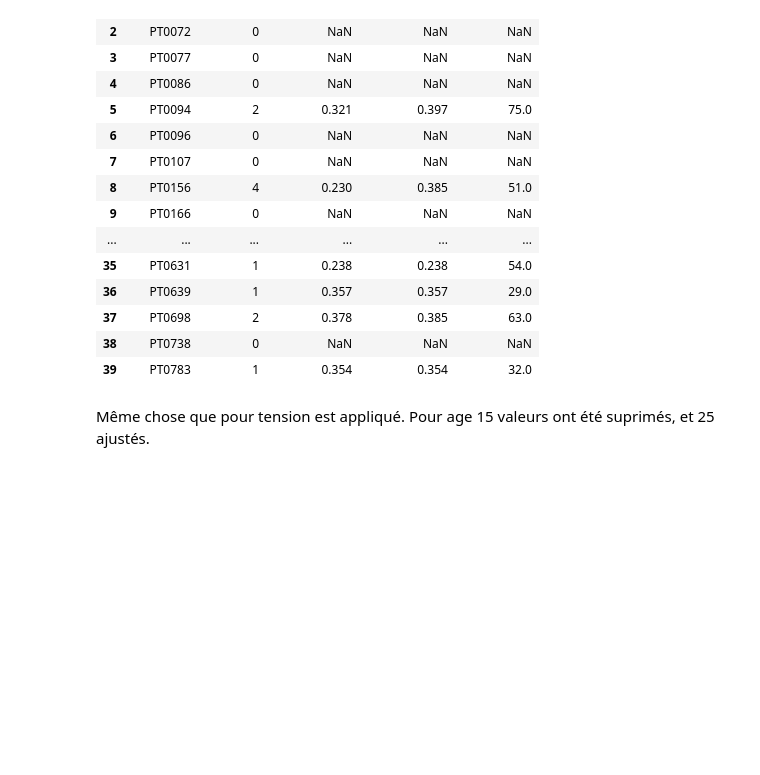
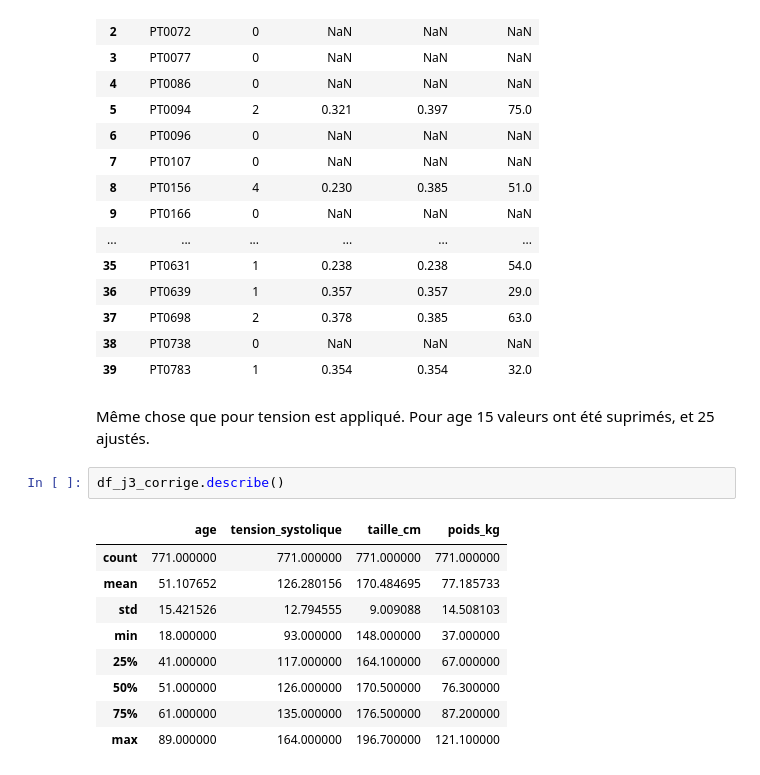
Before and after one commit to Dandalex/Devoir1ConceptStat, a Jupyter notebook: Dandrea_Devoir_I.ipynb, the cells around one changed output. Cells and saved outputs as stored; diff of their text form; blank space fills up the shorter version.

```diff
--- a/Dandrea_Devoir_I.ipynb
+++ b/Dandrea_Devoir_I.ipynb
@@ -1202,3 +1235,15 @@ Lignes dans df_j3_corrige : 771
 # %% [markdown]
 Même chose que pour tension est appliqué.
 Pour age 15 valeurs ont été suprimés, et 25 ajustés.
+# %%
+df_j3_corrige.describe()
+# %% [output]
+|  | age | tension_systolique | taille_cm | poids_kg |
+| count | 771.000000 | 771.000000 | 771.000000 | 771.000000 |
+| mean | 51.107652 | 126.280156 | 170.484695 | 77.185733 |
+| std | 15.421526 | 12.794555 | 9.009088 | 14.508103 |
+| min | 18.000000 | 93.000000 | 148.000000 | 37.000000 |
+| 25% | 41.000000 | 117.000000 | 164.100000 | 67.000000 |
+| 50% | 51.000000 | 126.000000 | 170.500000 | 76.300000 |
+| 75% | 61.000000 | 135.000000 | 176.500000 | 87.200000 |
+| max | 89.000000 | 164.000000 | 196.700000 | 121.100000 |
```
Also changed, not shown: parts of 4 cells of this notebook, 2 other files.
